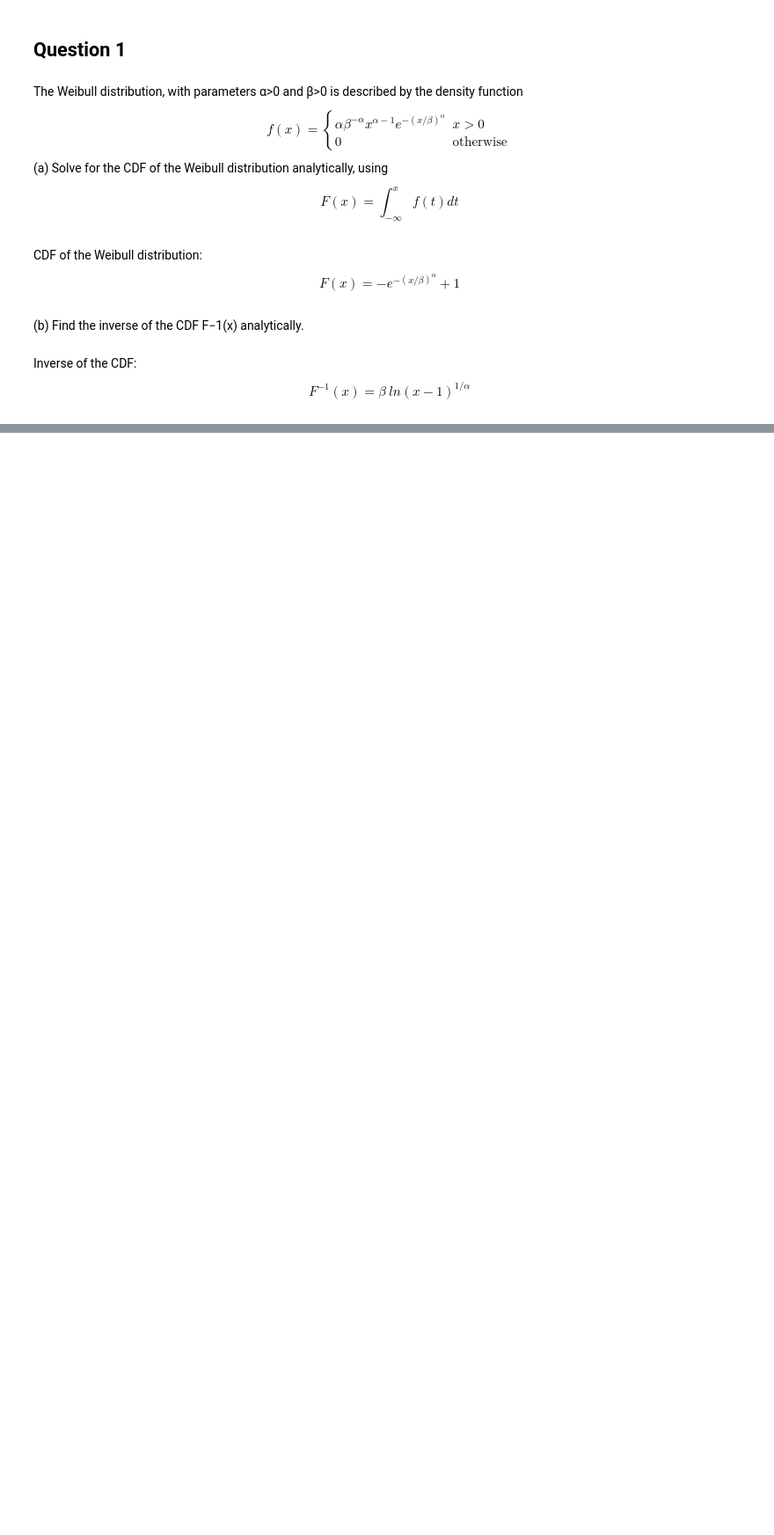
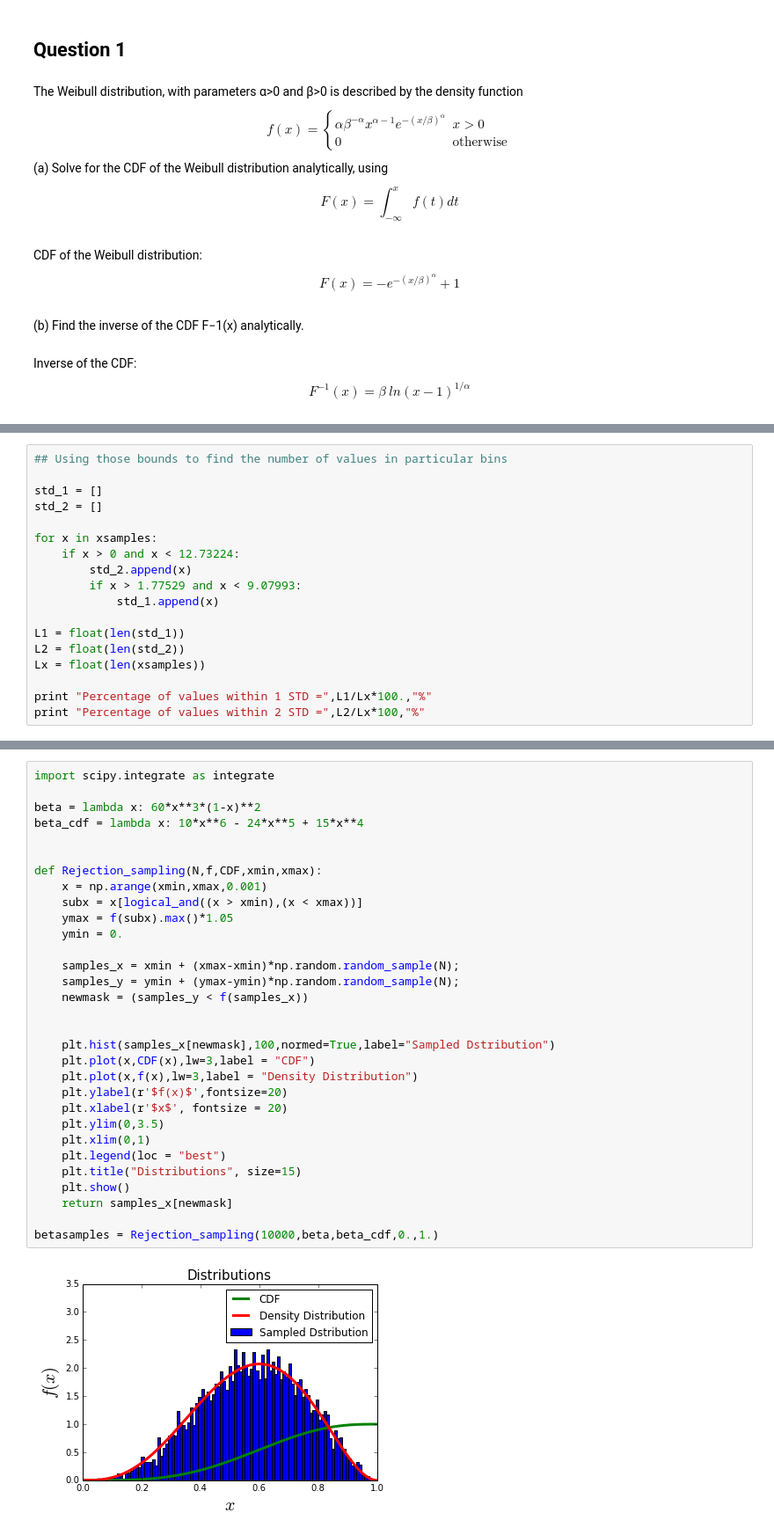
Before and after one commit to bwparry202/PHYS202-S14, a Jupyter notebook: SciPy/RandomAndMCExercises.ipynb, the cells around one changed output, grey strips where cells are left out. Shown at 88% size. Cells and saved outputs as stored; diff of their text form; blank space fills up the shorter version.

```diff
--- a/SciPy/RandomAndMCExercises.ipynb
+++ b/SciPy/RandomAndMCExercises.ipynb
@@ -64,0 +103,18 @@ def mean_samples(values,sample):
+# %%
+## Using those bounds to find the number of values in particular bins
+
+std_1 = []
+std_2 = []
+
+for x in xsamples:
+    if x > 0 and x < 12.73224:
+        std_2.append(x)
+        if x > 1.77529 and x < 9.07993:
+            std_1.append(x)
+
+L1 = float(len(std_1))
+L2 = float(len(std_2))
+Lx = float(len(xsamples))
+
+print "Percentage of values within 1 STD =",L1/Lx*100.,"%"
+print "Percentage of values within 2 STD =",L2/Lx*100,"%"
@@ -64,0 +137,33 @@ def mean_samples(values,sample):
+# %%
+import scipy.integrate as integrate
+
+beta = lambda x: 60*x**3*(1-x)**2
+beta_cdf = lambda x: 10*x**6 - 24*x**5 + 15*x**4
+
+
+def Rejection_sampling(N,f,CDF,xmin,xmax):
+    x = np.arange(xmin,xmax,0.001)
+    subx = x[logical_and((x > xmin),(x < xmax))]
+    ymax = f(subx).max()*1.05
+    ymin = 0.
+
+    samples_x = xmin + (xmax-xmin)*np.random.random_sample(N);
+    samples_y = ymin + (ymax-ymin)*np.random.random_sample(N);
+    newmask = (samples_y < f(samples_x))
+
+
+    plt.hist(samples_x[newmask],100,normed=True,label="Sampled Dstribution")
+    plt.plot(x,CDF(x),lw=3,label = "CDF")
+    plt.plot(x,f(x),lw=3,label = "Density Distribution")
+    plt.ylabel(r'$f(x)$',fontsize=20)
+    plt.xlabel(r'$x$', fontsize = 20)
+    plt.ylim(0,3.5)
+    plt.xlim(0,1)
+    plt.legend(loc = "best")
+    plt.title("Distributions", size=15)
+    plt.show()
+    return samples_x[newmask]
+
+betasamples = Rejection_sampling(10000,beta,beta_cdf,0.,1.)
+# %% [output]
+[figure, added]
```
Also changed, not shown: parts of 21 cells of this notebook, 2 other files.
